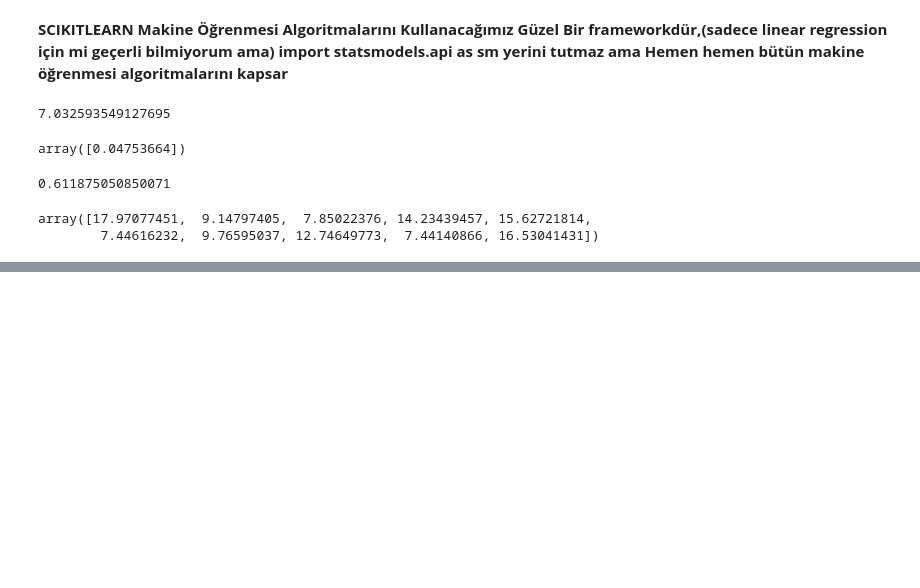
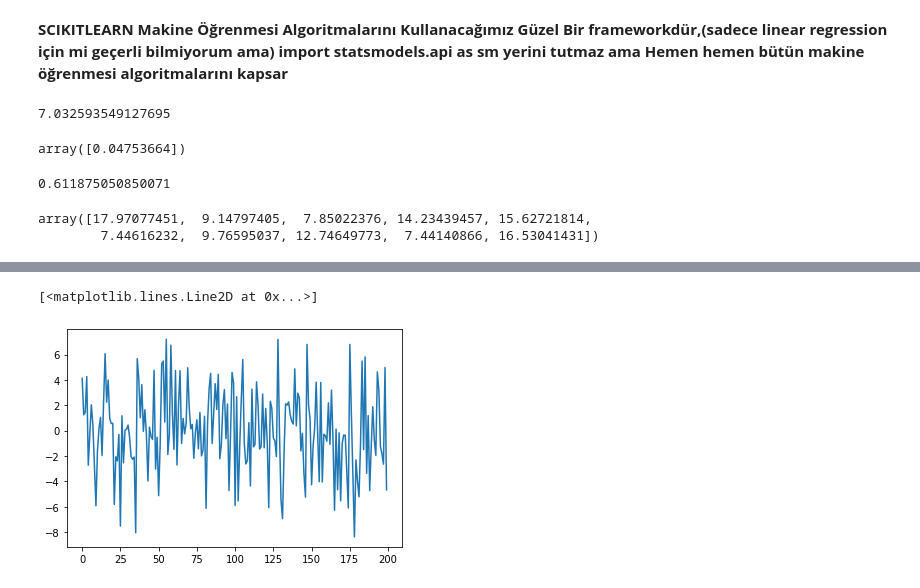
Before and after one commit to codesigned4/Dogrusal-Regresyon-ve-Kuzenleri, a Jupyter notebook: 1) Basit Dogrusal Regresyon Model.ipynb, the cells around one changed output, grey strips where cells are left out. Cells and saved outputs as stored; diff of their text form; code cells hidden in the pictures; blank space fills up the shorter version.

```diff
--- a/1) Basit Dogrusal Regresyon Model.ipynb
+++ b/1) Basit Dogrusal Regresyon Model.ipynb
@@ -216,0 +230,8 @@ array([17.97077451,  9.14797405,  7.85022376, 14.23439457, 15.62721814,
+# %%
+X=df[["TV"]]
+X=sm.add_constant(X)
+y=df["sales"]
+lm=sm.OLS(y,X) #lm =linear model OOP anlamında intialize işlemi gerçekleştirdik
+model=lm.fit()
+mse=mean_squared_error(y,model.fittedvalues)
+mse
@@ -216,0 +345,6 @@ array([17.97077451,  9.14797405,  7.85022376, 14.23439457, 15.62721814,
+# %%
+import matplotlib.pyplot as plt
+plt.plot(model.resid) #mesela burada 8-7 civarına bir bakmak lazım sebebini anlamak lazım
+# %% [output]
+[<matplotlib.lines.Line2D at 0x...>]
+[figure, added]
```
Also changed, not shown: parts of 22 cells of this notebook.
